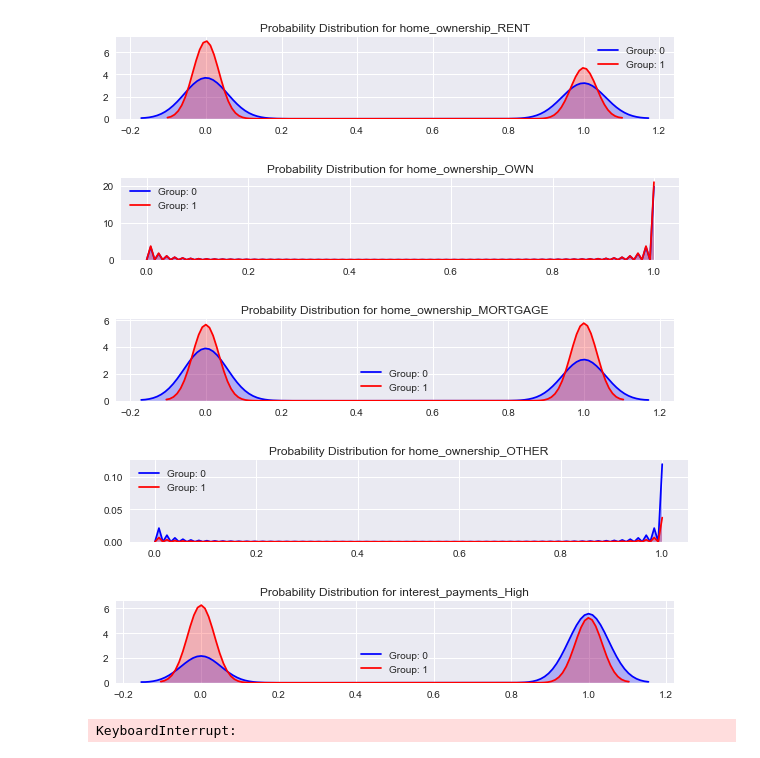
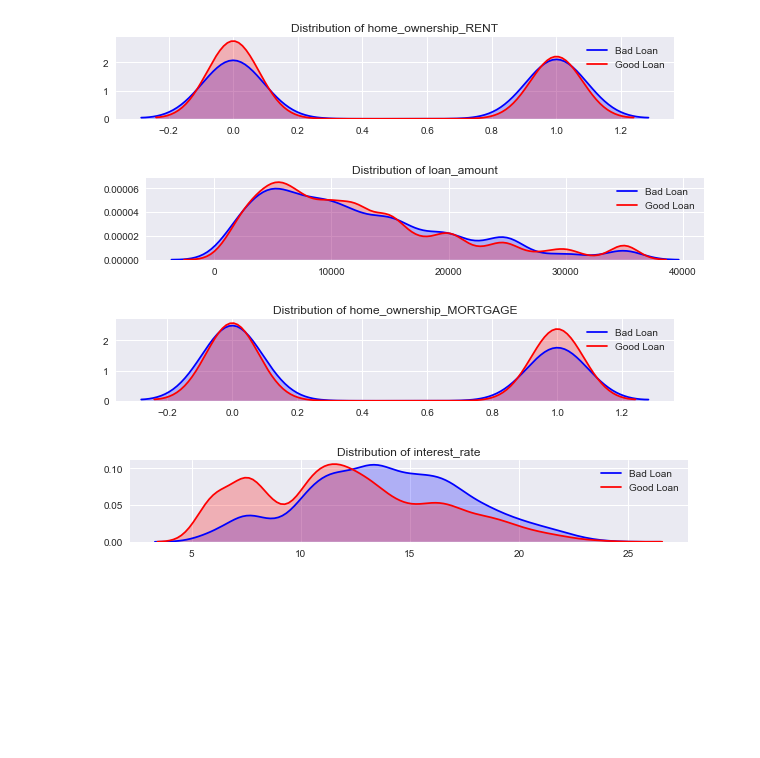
Before and after one commit to adaditi4/ML1819-Task-203-Team-27, a Jupyter notebook: Research assignment 2.ipynb, the cells around one changed output. Cells and saved outputs as stored; diff of their text form; code cells hidden in the pictures; blank space fills up the shorter version.

```diff
--- a/Research assignment 2.ipynb
+++ b/Research assignment 2.ipynb
@@ -27,3 +26,5 @@ dataset = pd.read_csv(r'C:\Users\rohit\Desktop\MSc. Computer Science - Data Scie
+# %%
+dataset = pd.read_csv('Loan_condition.csv')
 # %%
 #removing the id column
 #dataset = dataset.drop('id', axis = 1)
@@ -121,7 +122,6 @@ dataset.describe()
 # %%
 dataset1 = pd.get_dummies(dataset)
 dataset1.head()
-dataset1 = dataset1.drop(['loan_condition_Bad Loan','interest_payments_Low','term_ 60 months','total_rec_prncp',
-                         'application_type_JOINT'], axis = 1)
+dataset1 = dataset1.drop(['loan_condition_Bad Loan','term_ 60 months'], axis = 1)
 dataset1.head()
 # %% [output]
@@ -174,18 +176,16 @@ Index(['year', 'emp_length_int', 'annual_inc', 'loan_amount', 'interest_rate',
 # %%
 def kdeplot(feature):
     plt.figure(figsize=(10, 1.5))
-    plt.title("Probability Distribution for {}".format(feature))
-    ax0 = sns.kdeplot(dataset1[dataset1['loan_condition_Good Loan'] == 0][feature].dropna(), color= 'Blue', shade='Blue', label= 'Group: 0')
-    ax1 = sns.kdeplot(dataset1[dataset1['loan_condition_Good Loan'] == 1][feature].dropna(), color= 'Red', shade='Yellow', label= 'Group: 1')
+    plt.title("Distribution of {}".format(feature))
+    ax0 = sns.kdeplot(dataset[dataset['loan_condition_Good Loan'] == 0][feature].dropna(), color= 'Blue', shade='Blue', label= 'Bad Loan')
+    ax1 = sns.kdeplot(dataset[dataset['loan_condition_Good Loan'] == 1][feature].dropna(), color= 'Red', shade='Yellow', label= 'Good Loan')
 # %%
 kdeplot('home_ownership_RENT')
-kdeplot('home_ownership_OWN')
+kdeplot('loan_amount')
 kdeplot('home_ownership_MORTGAGE')
-kdeplot('home_ownership_OTHER')
-kdeplot('interest_payments_High')
+kdeplot('interest_rate')
 # %% [output]
-[figure, old version]
+[figure, new version]
-[figure, old version]
+[figure, new version]
-[figure, old version]
+[figure, new version]
-[figure, old version]
+[figure, new version]
-[figure, removed]
@@ -306,43 +209,0 @@ m_10 = RandomForestClassifier(bootstrap=True, class_weight=None, criterion='gini
-# %%
-#Accuracy of ensemble model of Logistics
-model2 = VotingClassifier(estimators=[('m_1', m_1), ('m_2', m_2)], voting='hard')
-model2.fit(train_dataset1,train_labels)
-
-#Accuracy of ensemble model of Logistics
-model3 = VotingClassifier(estimators=[('m_1', m_1), ('m_2', m_2), ('m_3', m_3)], voting='hard')
-model3.fit(train_dataset1,train_labels)
-
-#Accuracy of ensemble model of Logistics
-model4 = VotingClassifier(estimators=[('m_1', m_1), ('m_2', m_2), ('m_3', m_3), ('m_4', m_4)], voting='hard')
-model4.fit(train_dataset1,train_labels)
-
-#Accuracy of ensemble model of Logistics
-model5 = VotingClassifier(estimators=[('m_1', m_1), ('m_2', m_2), ('m_3', m_3), ('m_4', m_4), ('m_5', m_5)], voting='hard')
-model5.fit(train_dataset1,train_labels)
-
-#Accuracy of ensemble model of Logistics
-model6 = VotingClassifier(estimators=[('m_1', m_1), ('m_2', m_2), ('m_3', m_3), ('m_4', m_4), ('m_5', m_5),
-                                     ('m_6', m_6)], voting='hard')
-model6.fit(train_dataset1,train_labels)
-
-#Accuracy of ensemble model of Logistics
-model7 = VotingClassifier(estimators=[('m_1', m_1), ('m_2', m_2), ('m_3', m_3), ('m_4', m_4), ('m_5', m_5),
-                                     ('m_6', m_6), ('m_7', m_7)], voting='hard')
-model7.fit(train_dataset1,train_labels)
-
-#Accuracy of ensemble model of Logistics
-model8 = VotingClassifier(estimators=[('m_1', m_1), ('m_2', m_2), ('m_3', m_3), ('m_4', m_4), ('m_5', m_5),
-                                     ('m_6', m_6), ('m_7', m_7), ('m_8', m_8)], voting='hard')
-model8.fit(train_dataset1,train_labels)
-
-#Accuracy of ensemble model of Logistics
-model9 = VotingClassifier(estimators=[('m_1', m_1), ('m_2', m_2), ('m_3', m_3), ('m_4', m_4), ('m_5', m_5),
-                                     ('m_6', m_6), ('m_7', m_7), ('m_8', m_8), ('m_9', m_9)], voting='hard')
-model9.fit(train_dataset1,train_labels)
-
-#Accuracy of ensemble model of Logistics
-model10 = VotingClassifier(estimators=[('m_1', m_1), ('m_2', m_2), ('m_3', m_3), ('m_4', m_4), ('m_5', m_5),
-                                     ('m_6', m_6), ('m_7', m_7), ('m_8', m_8), ('m_9', m_9), ('m_10', m_10)], voting='hard')
-model10.fit(train_dataset1,train_labels)
-# %% [output]
-KeyboardInterrupt:
```
Also changed, not shown: parts of 69 cells of this notebook.
